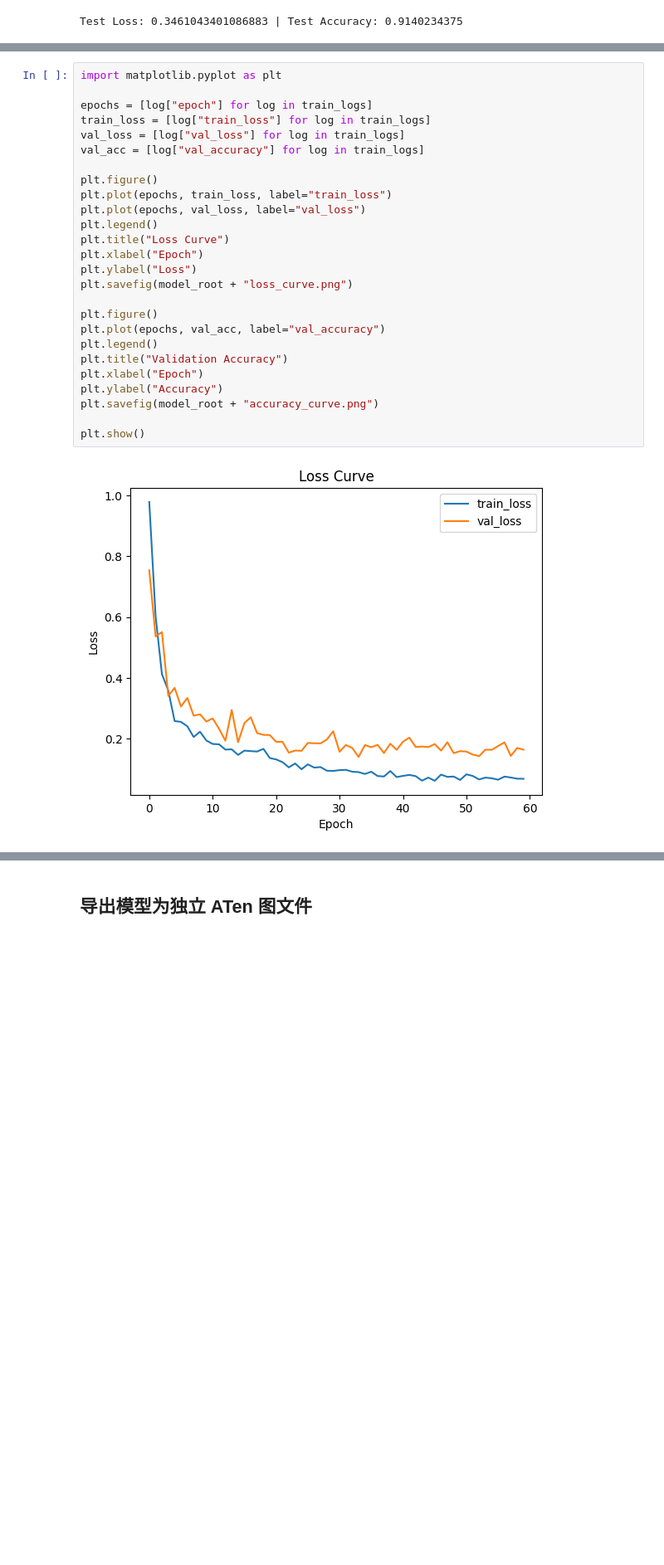
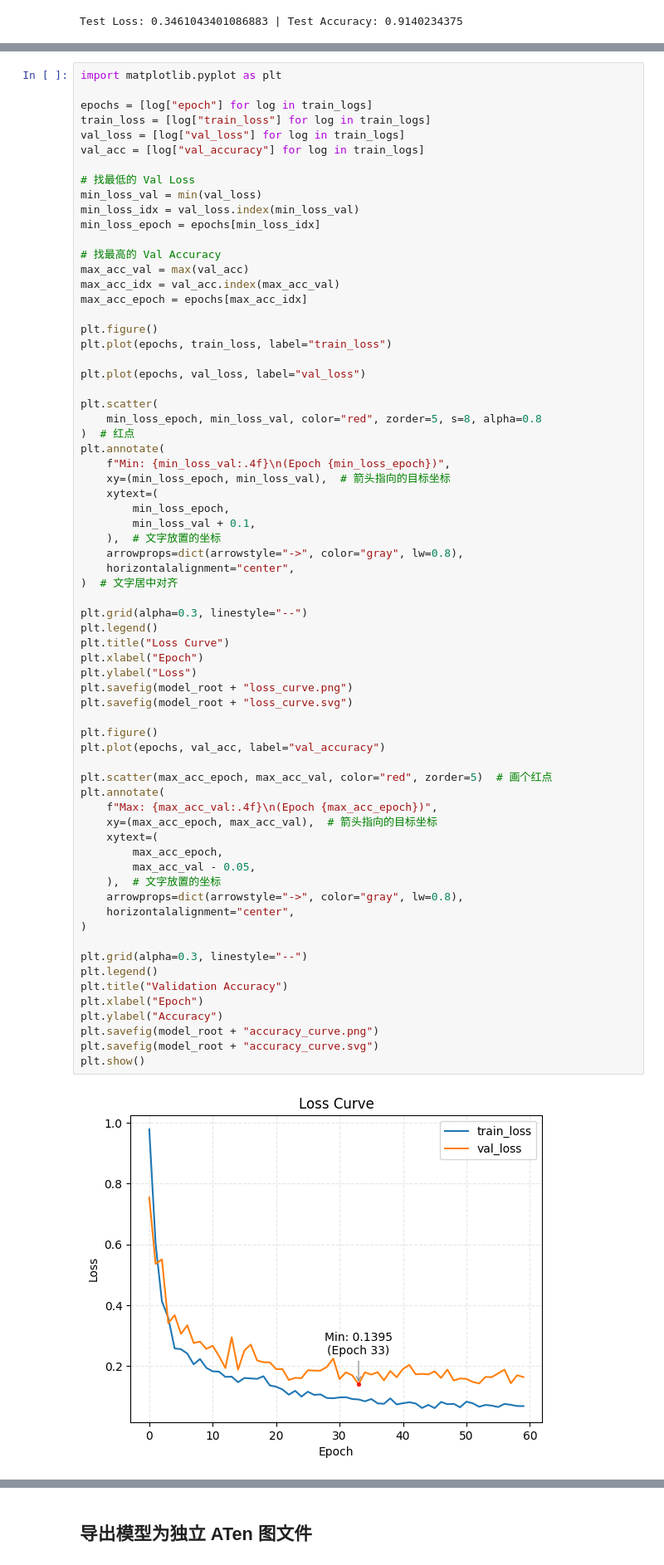
Before and after one commit to PuppyOne/ProtoNet-Omniglot, a Jupyter notebook: training/main.ipynb, the cells around one changed output, grey strips where cells are left out. Shown at 83% size. Drawn from its saved outputs; the diff is of its cells as text; blank space fills up the shorter version.

Commit message:
feat: enhance training curves with best point annotations and add SVG exports

```diff
--- a/training/main.ipynb
+++ b/training/main.ipynb
@@ -469,28 +470,70 @@ plt.show()
 # %%
 import matplotlib.pyplot as plt
 
 epochs = [log["epoch"] for log in train_logs]
 train_loss = [log["train_loss"] for log in train_logs]
 val_loss = [log["val_loss"] for log in train_logs]
 val_acc = [log["val_accuracy"] for log in train_logs]
 
+# 找最低的 Val Loss
+min_loss_val = min(val_loss)
+min_loss_idx = val_loss.index(min_loss_val)
+min_loss_epoch = epochs[min_loss_idx]
+
+# 找最高的 Val Accuracy
+max_acc_val = max(val_acc)
+max_acc_idx = val_acc.index(max_acc_val)
+max_acc_epoch = epochs[max_acc_idx]
+
 plt.figure()
 plt.plot(epochs, train_loss, label="train_loss")
+
 plt.plot(epochs, val_loss, label="val_loss")
+
+plt.scatter(
+    min_loss_epoch, min_loss_val, color="red", zorder=5, s=8, alpha=0.8
+)  # 红点
+plt.annotate(
+    f"Min: {min_loss_val:.4f}\n(Epoch {min_loss_epoch})",
+    xy=(min_loss_epoch, min_loss_val),  # 箭头指向的目标坐标
+    xytext=(
+        min_loss_epoch,
+        min_loss_val + 0.1,
+    ),  # 文字放置的坐标
+    arrowprops=dict(arrowstyle="->", color="gray", lw=0.8),
+    horizontalalignment="center",
+)  # 文字居中对齐
+
+plt.grid(alpha=0.3, linestyle="--")
 plt.legend()
 plt.title("Loss Curve")
 plt.xlabel("Epoch")
 plt.ylabel("Loss")
 plt.savefig(model_root + "loss_curve.png")
+plt.savefig(model_root + "loss_curve.svg")
 
 plt.figure()
 plt.plot(epochs, val_acc, label="val_accuracy")
+
+plt.scatter(max_acc_epoch, max_acc_val, color="red", zorder=5)  # 画个红点
+plt.annotate(
+    f"Max: {max_acc_val:.4f}\n(Epoch {max_acc_epoch})",
+    xy=(max_acc_epoch, max_acc_val),  # 箭头指向的目标坐标
+    xytext=(
+        max_acc_epoch,
+        max_acc_val - 0.05,
+    ),  # 文字放置的坐标
+    arrowprops=dict(arrowstyle="->", color="gray", lw=0.8),
+    horizontalalignment="center",
+)
+
+plt.grid(alpha=0.3, linestyle="--")
 plt.legend()
 plt.title("Validation Accuracy")
 plt.xlabel("Epoch")
 plt.ylabel("Accuracy")
 plt.savefig(model_root + "accuracy_curve.png")
-
+plt.savefig(model_root + "accuracy_curve.svg")
 plt.show()
 # %% [output]
-[figure, old version]
+[figure, new version]
```
Also changed, not shown: parts of 3 cells of this notebook, 7 other files.
